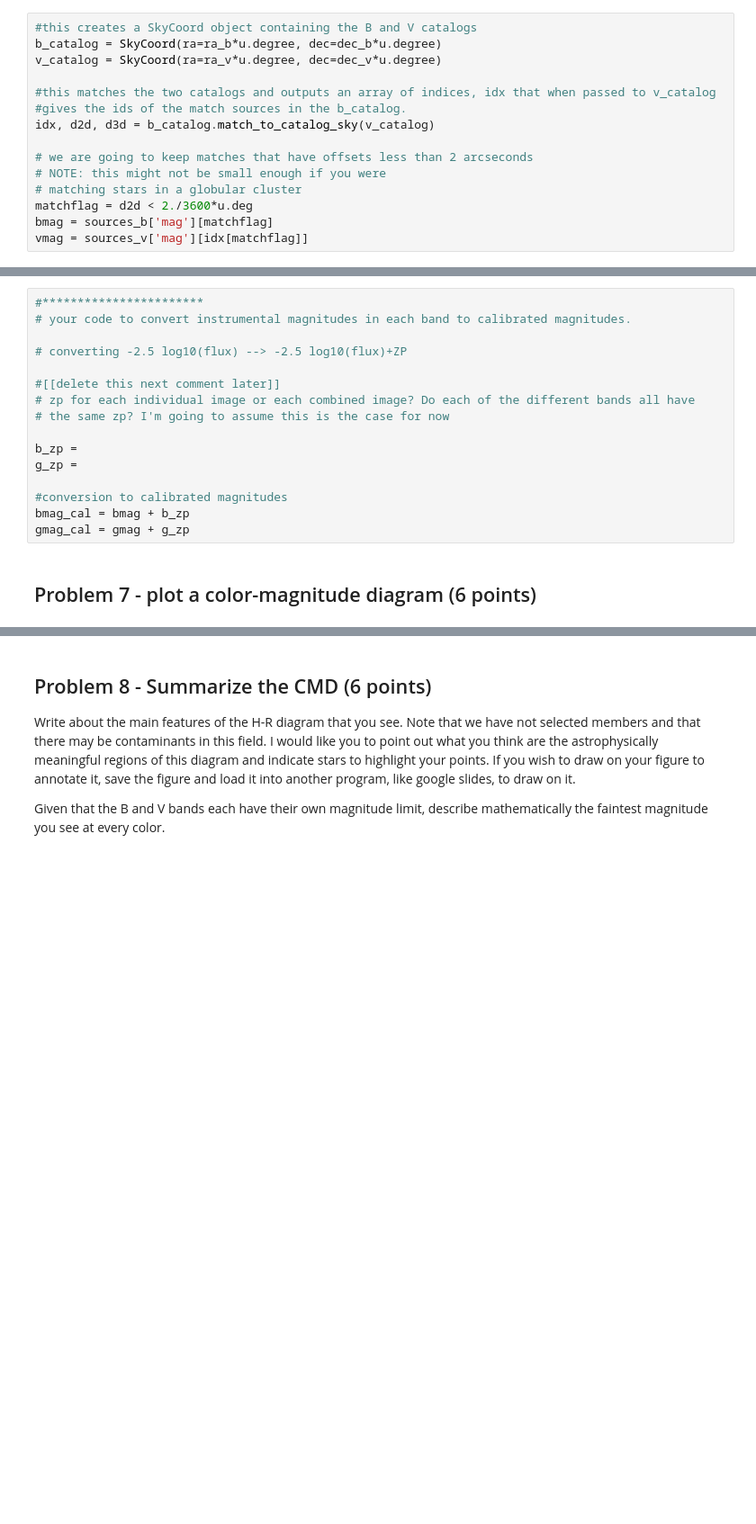
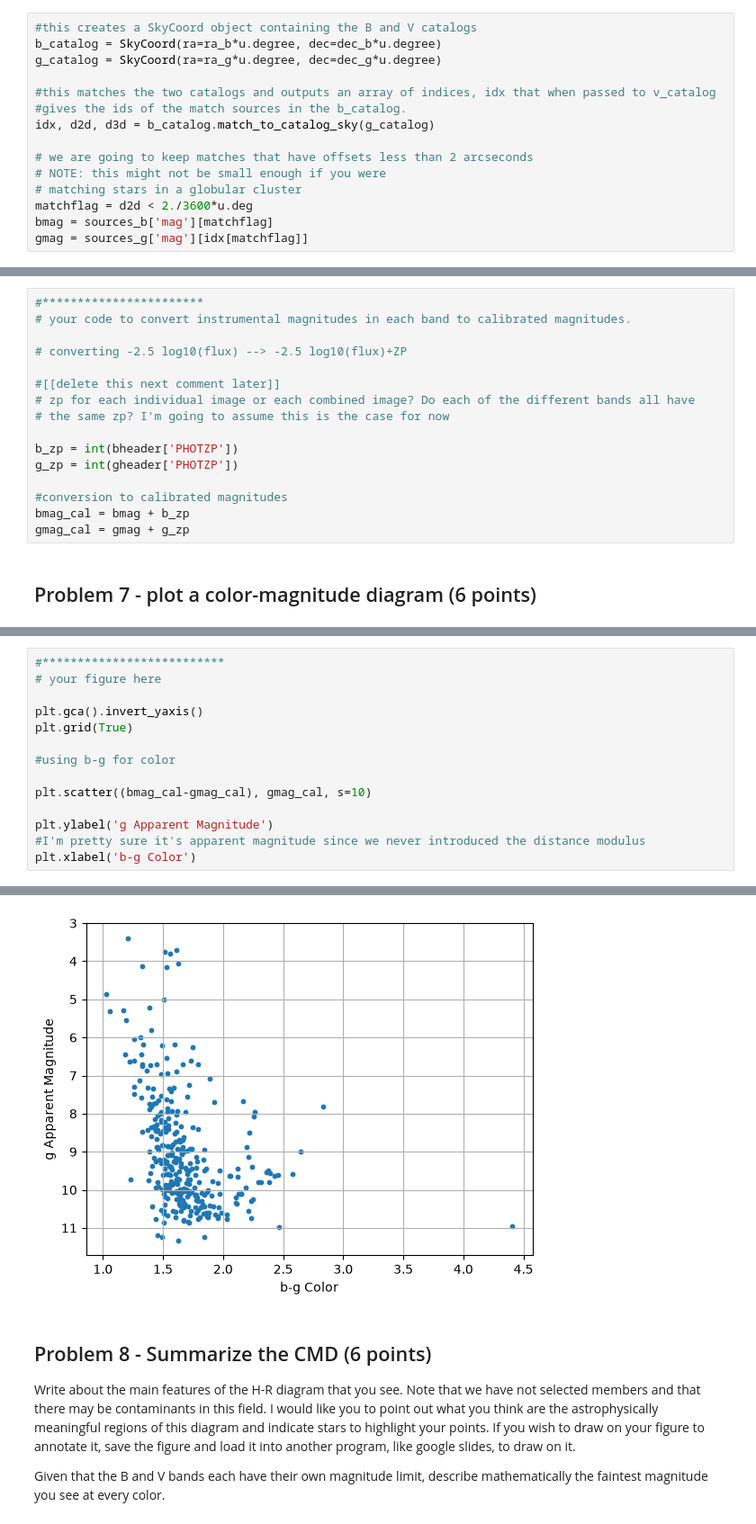
Before and after one commit to terrymechem/Reductionproject_student, a Jupyter notebook: cluster_photometry_student.ipynb, the cells around one changed output, grey strips where cells are left out. Shown at 90% size. Drawn from its saved outputs; the diff is of its cells as text; blank space fills up the shorter version.

```diff
--- a/cluster_photometry_student.ipynb
+++ b/cluster_photometry_student.ipynb
@@ -615,18 +686,18 @@ from astropy import units as u
 # %%
 #this creates a SkyCoord object containing the B and V catalogs
 b_catalog = SkyCoord(ra=ra_b*u.degree, dec=dec_b*u.degree)
-v_catalog = SkyCoord(ra=ra_v*u.degree, dec=dec_v*u.degree)
+g_catalog = SkyCoord(ra=ra_g*u.degree, dec=dec_g*u.degree)
 
 #this matches the two catalogs and outputs an array of indices, idx that when passed to v_catalog
 #gives the ids of the match sources in the b_catalog.
-idx, d2d, d3d = b_catalog.match_to_catalog_sky(v_catalog)
+idx, d2d, d3d = b_catalog.match_to_catalog_sky(g_catalog)
 
 # we are going to keep matches that have offsets less than 2 arcseconds
 # NOTE: this might not be small enough if you were
 # matching stars in a globular cluster
 matchflag = d2d < 2./3600*u.deg
 bmag = sources_b['mag'][matchflag]
-vmag = sources_v['mag'][idx[matchflag]]
+gmag = sources_g['mag'][idx[matchflag]]
 # %% [markdown]
 ### Adjust the magnitudes
 
@@ -654,8 +731,8 @@ The PHOTZP has been determined by me using PAN-STARRS photometry of stars in our
 # zp for each individual image or each combined image? Do each of the different bands all have
 # the same zp? I'm going to assume this is the case for now
 
-b_zp =
-g_zp =
+b_zp = int(bheader['PHOTZP'])
+g_zp = int(gheader['PHOTZP'])
 
 #conversion to calibrated magnitudes
 bmag_cal = bmag + b_zp
@@ -670,0 +742,15 @@ plt.grid(True)
+# %%
+#**************************
+# your figure here
+
+plt.gca().invert_yaxis()
+plt.grid(True)
+
+#using b-g for color
+
+plt.scatter((bmag_cal-gmag_cal), gmag_cal, s=10)
+
+plt.ylabel('g Apparent Magnitude')
+#I'm pretty sure it's apparent magnitude since we never introduced the distance modulus
+plt.xlabel('b-g Color')
+# %% [output]
@@ -671,3 +758,4 @@ plt.grid(True)
+[figure, added]
 # %% [markdown]
 ## Problem 8 - Summarize the CMD (6 points)
 Write about the main features of the H-R diagram that you see.  Note that we have not selected members and that there may be contaminants in this field.  I would like you to point out what you think are the astrophysically meaningful regions of this diagram and indicate stars to highlight your points.   If you wish to draw on your figure to annotate it, save the figure and load it into another program, like google slides, to draw on it.
```
Also changed, not shown: parts of 14 cells of this notebook.
